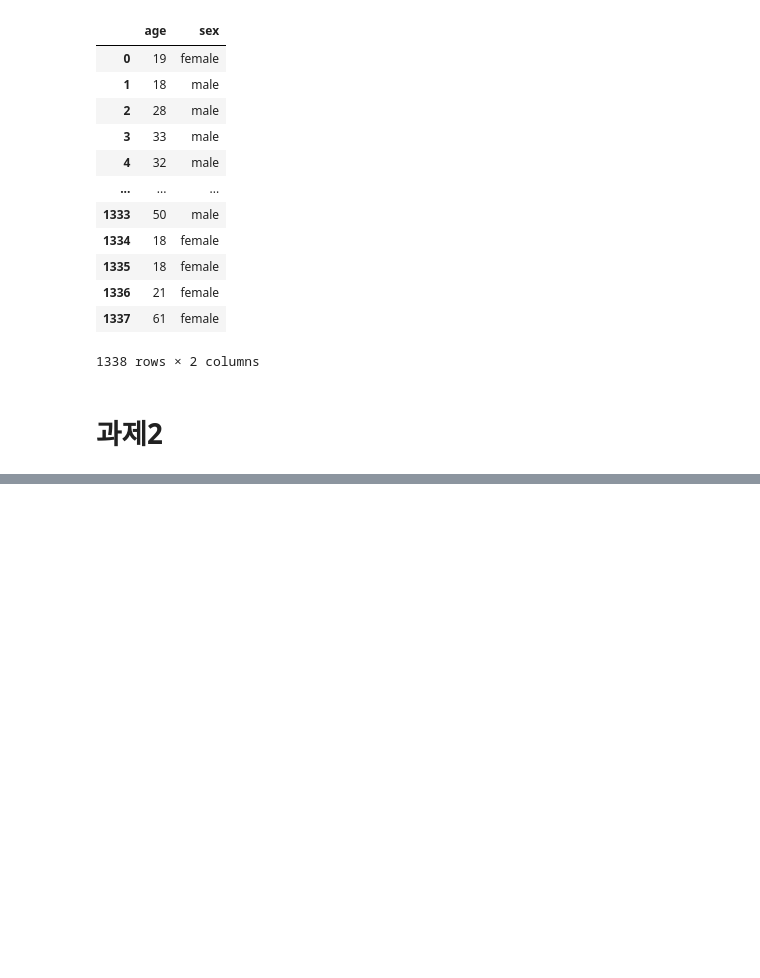
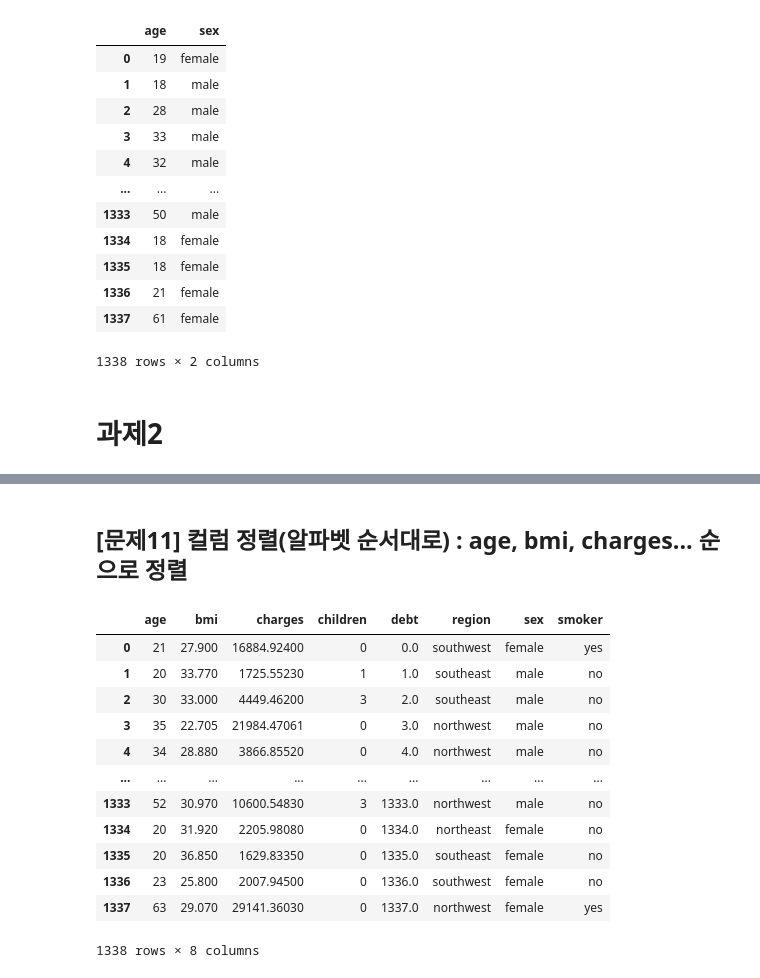
Before and after one commit to bhjin97/hipython_rep, a Jupyter notebook: 13_pandas_exercise_skeleton.ipynb, the cells around one changed output, grey strips where cells are left out. Cells and saved outputs as stored; diff of their text form; code cells hidden in the pictures; blank space fills up the shorter version.

```diff
--- a/13_pandas_exercise_skeleton.ipynb
+++ b/13_pandas_exercise_skeleton.ipynb
@@ -148,0 +175,3 @@ df
+# %%
+df['new_charges']=df['charges'].apply(lambda x:f'{x:.2f}')
+print(df['new_charges'])
@@ -148,0 +191,18 @@ df
+# %% [markdown]
+## [문제11] 컬럼 정렬(알파벳 순서대로) : age, bmi, charges... 순으로 정렬
+# %%
+df.sort_index(axis=1)
+# %% [output]
+|  | age | bmi | charges | children | debt | region | sex | smoker |
+| 0 | 21 | 27.900 | 16884.92400 | 0 | 0.0 | southwest | female | yes |
+| 1 | 20 | 33.770 | 1725.55230 | 1 | 1.0 | southeast | male | no |
+| 2 | 30 | 33.000 | 4449.46200 | 3 | 2.0 | southeast | male | no |
+| 3 | 35 | 22.705 | 21984.47061 | 0 | 3.0 | northwest | male | no |
+| 4 | 34 | 28.880 | 3866.85520 | 0 | 4.0 | northwest | male | no |
+| ... | ... | ... | ... | ... | ... | ... | ... | ... |
+| 1333 | 52 | 30.970 | 10600.54830 | 3 | 1333.0 | northwest | male | no |
+| 1334 | 20 | 31.920 | 2205.98080 | 0 | 1334.0 | northeast | female | no |
+| 1335 | 20 | 36.850 | 1629.83350 | 0 | 1335.0 | southeast | female | no |
+| 1336 | 23 | 25.800 | 2007.94500 | 0 | 1336.0 | southwest | female | no |
+| 1337 | 63 | 29.070 | 29141.36030 | 0 | 1337.0 | northwest | female | yes |
+1338 rows × 8 columns
```
Also changed, not shown: parts of 46 cells of this notebook.
